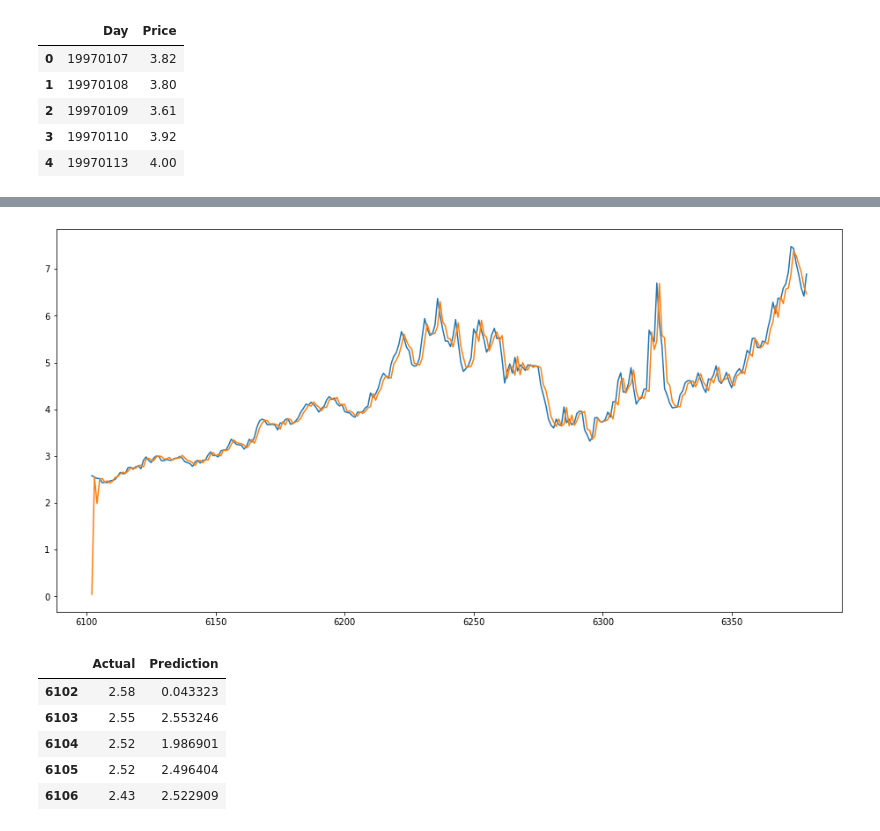
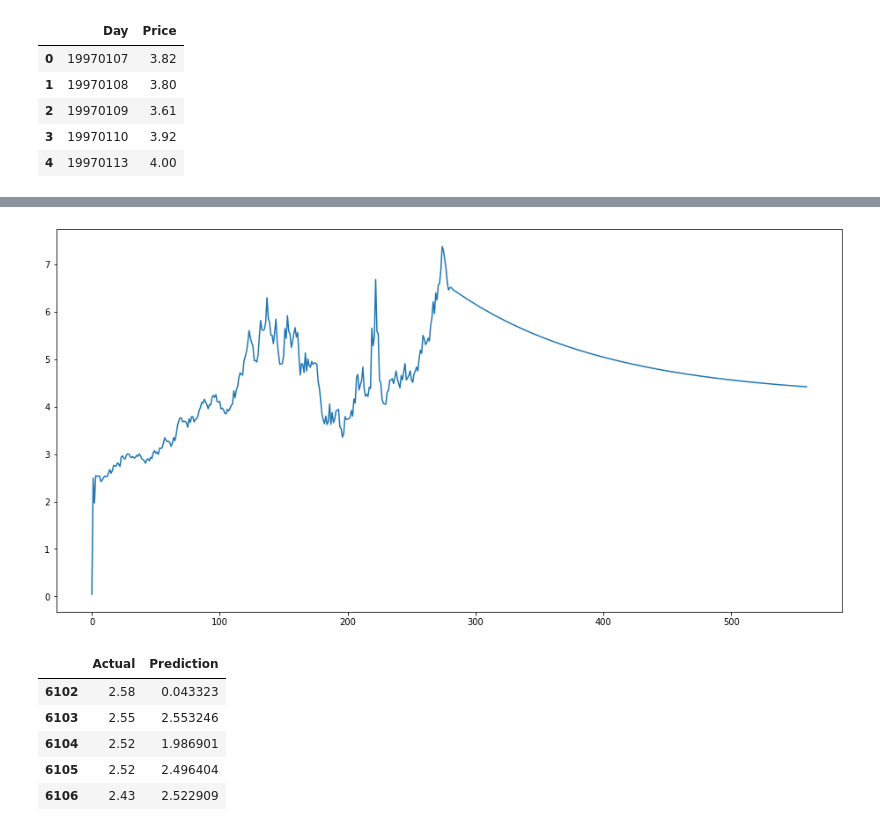
Before and after one commit to rumbleFTW/natural-gas-price-dashboard, a Jupyter notebook: arima.ipynb, the cells around one changed output, grey strips where cells are left out. Cells and saved outputs as stored; diff of their text form; code cells hidden in the pictures.

```diff
--- a/arima.ipynb
+++ b/arima.ipynb
@@ -295,23 +294,22 @@ plot_acf(data.Price)
 # %%
 q = 1
 d = 0
 p = 3
 
 y = data.Price[:6100]
 data.reset_index(inplace = True)
-x = data.Price[6102:]
-
+x = data.Price[6100:]
 m = ARIMA(q, d, p)
 m.fit(y)
 
-pred = m.predict(x)
+pred = m.forecast(x, n=280)
 
 plt.figure(figsize=(16, 8))
-res = pd.DataFrame(data={'Actual': x, 'Prediction': pred})
-plt.plot(res)
+# res = pd.DataFrame(data={'Actual': x, 'Prediction': pred})
+plt.plot(pred)
 plt.show()
 # %% [output]
-[figure, old version]
+[figure, new version]
 # %%
 res.head()
 # %% [output]
```
Also changed, not shown: parts of 1 cell of this notebook, 6 other files.
